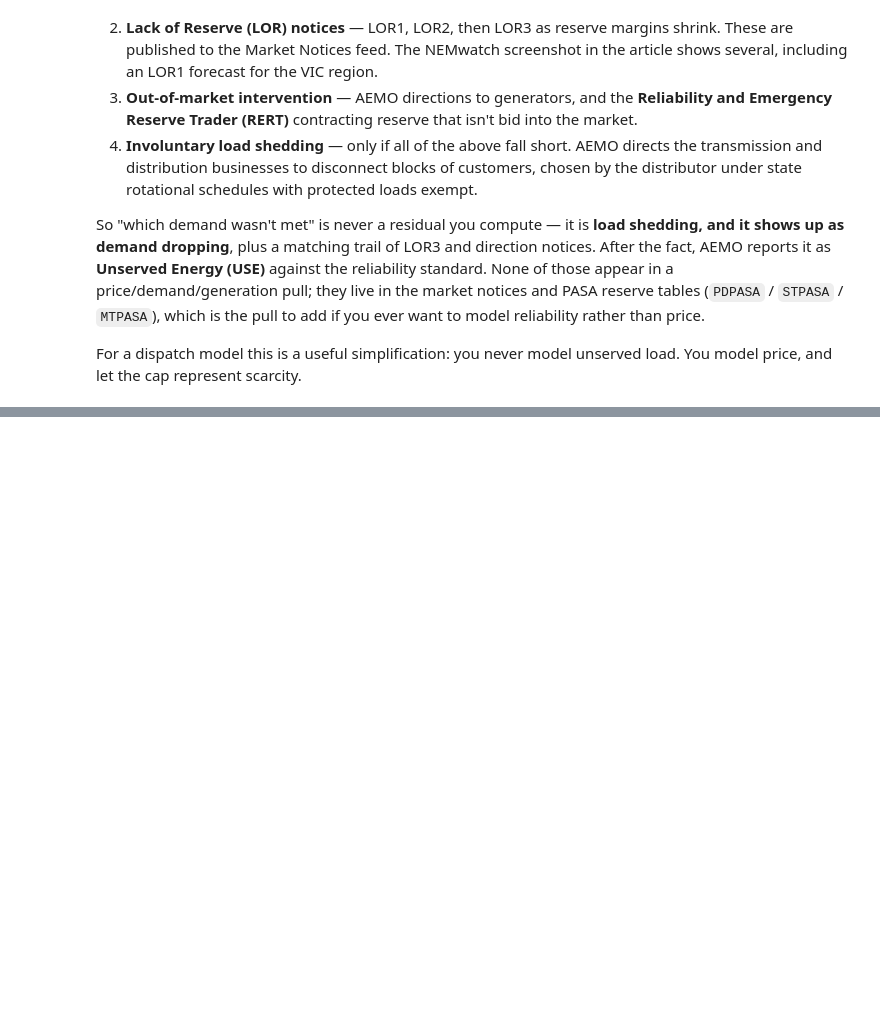
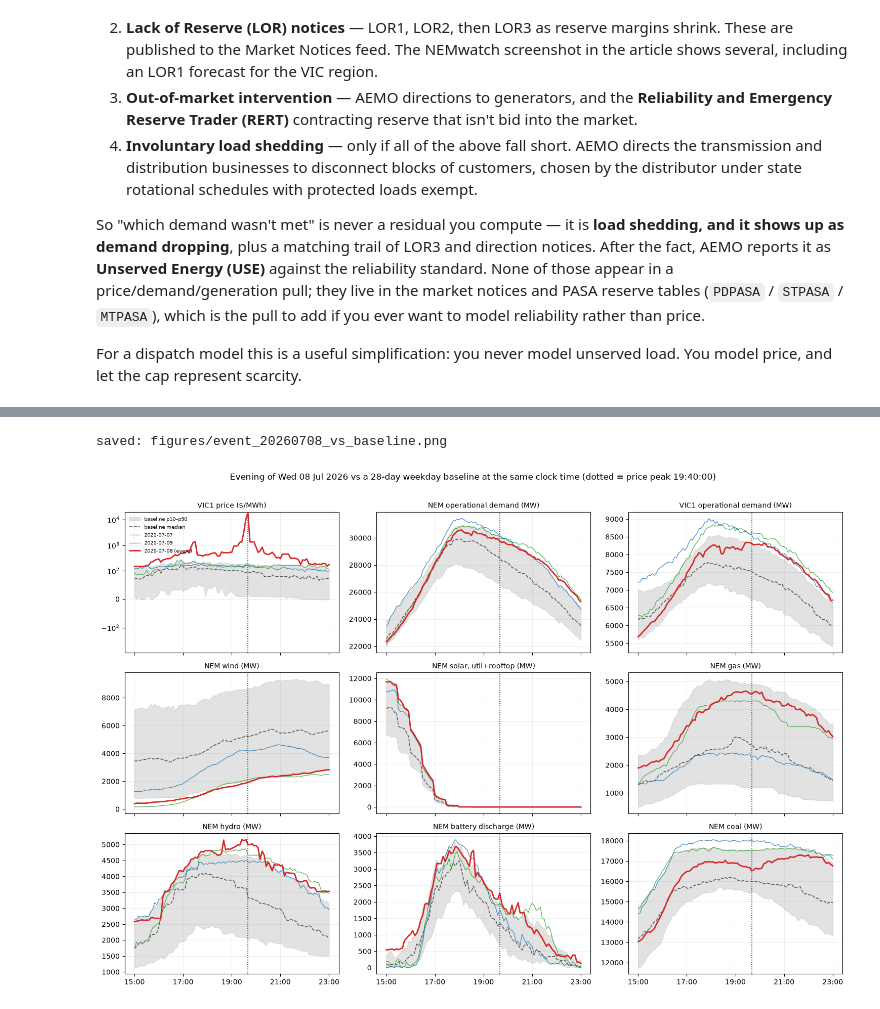
Before and after one commit to solt-qy/nem-battery-sim, a Jupyter notebook: notebooks/02_price_event_20260708.ipynb, the cells around one changed output, grey strips where cells are left out. Cells and saved outputs as stored; diff of their text form; code cells hidden in the pictures; blank space fills up the shorter version.

```diff
--- a/notebooks/02_price_event_20260708.ipynb
+++ b/notebooks/02_price_event_20260708.ipynb
@@ -187,9 +187,9 @@ def _to_frame(series, prefix):
     return df.sort_index()
 
 
-def _cached(name, fetch):
+def _cached(name, fetch, tag=None):
     """Pull once, then reuse the parquet on later runs. Delete the file to refresh."""
-    path = OE_CACHE / f"{name}_{TAG}.parquet"
+    path = OE_CACHE / f"{name}_{tag or TAG}.parquet"
     if path.exists():
         print(f"cache hit  : {path.name}")
         return pd.read_parquet(path)
@@ -602,0 +788,72 @@ model price, and let the cap represent scarcity.
+# %%
+WIN_START, WIN_END = "15:00", "23:00"
+CLOCK_DAY = "2000-01-01 "     # dummy date so different days share one x-axis
+# Slice bounds must be full datetimes: .loc["15:00":...] on a DatetimeIndex is parsed
+# as a *date*, not a time of day, and blows up.
+WIN = (CLOCK_DAY + WIN_START, CLOCK_DAY + WIN_END)
+
+
+def to_clock(s):
+    """Re-index a day's series onto a common time-of-day axis."""
+    return pd.Series(s.to_numpy(),
+                     index=pd.to_datetime(CLOCK_DAY + pd.Index(s.index).strftime("%H:%M:%S")))
+
+
+def tod_to_clock(s):
+    """Same, for a frame already indexed by datetime.time."""
+    return pd.Series(s.to_numpy(),
+                     index=pd.to_datetime([f"{CLOCK_DAY}{t}" for t in s.index]))
+
+
+solar_all = base_fuel_nem["solar_utility"] + base_fuel_nem["solar_rooftop"]
+SERIES = {
+    "VIC1 price ($/MWh)":        (panel["price VIC1"], True),
+    "NEM operational demand (MW)": (panel["demand NEM"], False),
+    "VIC1 operational demand (MW)": (panel["demand VIC1"], False),
+    "NEM wind (MW)":             (base_fuel_nem["wind"], False),
+    "NEM solar, util+rooftop (MW)": (solar_all, False),
+    "NEM gas (MW)":              (base_fuel_nem["gas"], False),
+    "NEM hydro (MW)":            (base_fuel_nem["hydro"], False),
+    "NEM battery discharge (MW)": (base_fuel_nem["battery"], False),
+    "NEM coal (MW)":             (base_fuel_nem["coal"], False),
+}
+
+day_before = str((pd.Timestamp(EVENT_DAY) - pd.Timedelta("1D")).date())
+day_after = str((pd.Timestamp(EVENT_DAY) + pd.Timedelta("1D")).date())
+
+fig, axes = plt.subplots(3, 3, figsize=(15, 10.5), sharex=True)
+for ax, (label, (series, log)) in zip(axes.ravel(), SERIES.items()):
+    med_s = tod_to_clock(clock_q(series.to_frame(), 0.5).iloc[:, 0]).loc[WIN[0]:WIN[1]]
+    lo_s = tod_to_clock(clock_q(series.to_frame(), 0.1).iloc[:, 0]).loc[WIN[0]:WIN[1]]
+    hi_s = tod_to_clock(clock_q(series.to_frame(), 0.9).iloc[:, 0]).loc[WIN[0]:WIN[1]]
+
+    ax.fill_between(med_s.index, lo_s, hi_s, color="0.75", alpha=0.45,
+                    label="baseline p10–p90", zorder=1)
+    ax.plot(med_s.index, med_s, color="0.35", ls="--", lw=1.2, label="baseline median", zorder=2)
+    for d, c, lw in ((day_before, "#1f77b4", 0.9), (day_after, "#2ca02c", 0.9)):
+        s = to_clock(series.loc[d]).loc[WIN[0]:WIN[1]]
+        ax.plot(s.index, s, color=c, lw=lw, alpha=0.85, label=d, zorder=3)
+    s = to_clock(series.loc[EVENT_DAY]).loc[WIN[0]:WIN[1]]
+    ax.plot(s.index, s, color="#d62728", lw=2.0, label=f"{EVENT_DAY} (event)", zorder=4)
+
+    ax.axvline(pd.Timestamp(f"{CLOCK_DAY}{PEAK_TOD}"), color="0.15", ls=":", lw=1.2)
+    if log:
+        ax.set_yscale("symlog", linthresh=100)
+    ax.set_title(label, fontsize=10)
+    ax.grid(True, alpha=0.25, lw=0.6)
+    ax.xaxis.set_major_formatter(mdates.DateFormatter("%H:%M"))
+    ax.xaxis.set_major_locator(mdates.HourLocator(interval=2))
+
+axes[0, 0].legend(frameon=False, fontsize=7.5, loc="upper left")
+fig.suptitle(
+    f"Evening of {pd.Timestamp(EVENT_DAY):%a %d %b %Y} vs a {BASELINE_DAYS}-day "
+    f"{'weekday ' if WEEKDAYS_ONLY else ''}baseline at the same clock time "
+    f"(dotted = price peak {PEAK_TOD})", fontsize=12)
+fig.tight_layout(rect=(0, 0, 1, 0.97))
+
+out = FIGURES / f"event_{EVENT_DAY.replace('-', '')}_vs_baseline.png"
+fig.savefig(out, dpi=150, bbox_inches="tight")
+print(f"saved: {out.relative_to(PROJECT_ROOT)}")
+# %% [output]
+saved: figures/event_20260708_vs_baseline.png
+[figure, added]
```
Also changed, not shown: parts of 12 cells of this notebook, 1 other file.
